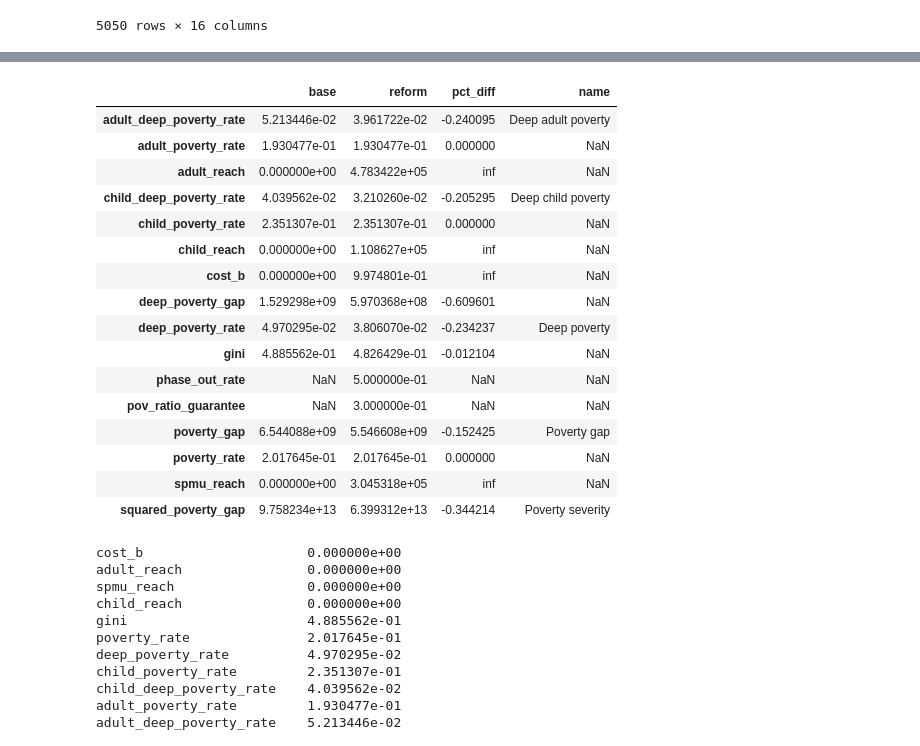
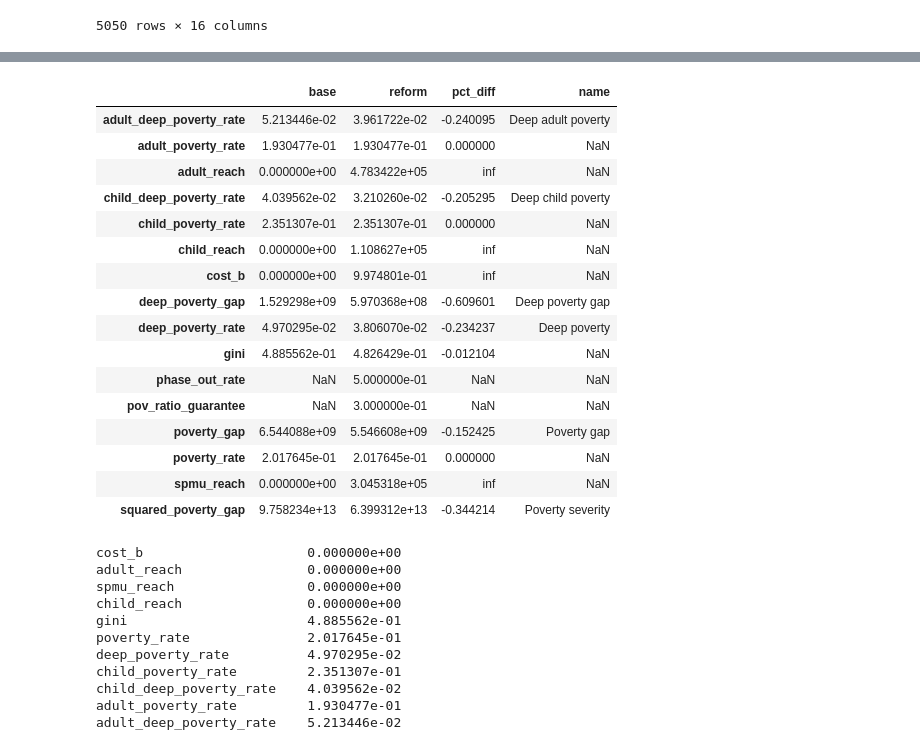
Before and after one commit to UBICenter/yang-nyc, a Jupyter notebook: analysis.ipynb, the cells around one changed output, grey strips where cells are left out. Cells and saved outputs as stored; diff of their text form; code cells hidden in the pictures.

```diff
--- a/analysis.ipynb
+++ b/analysis.ipynb
@@ -202,6 +202,7 @@ policies = pd.concat([policies,
     axis=1)
 # Takes ~5min to run.
 policies.to_csv("data/policies.csv", index=False)
+policies["phase_out_rate_pct"] = (policies.phase_out_rate * 100).astype(int).astype(str) + "%"
 policies
 # %% [output]
 |  | pov_ratio_guarantee | phase_out_rate | cost_b | adult_reach | spmu_reach | child_reach | gini | ... |
@@ -222,0 +221,15 @@ format_fig(fig)
+# %%
+LABELS = {
+    "deep_poverty_rate": "Deep poverty rate",
+    "adult_deep_poverty_rate": "Deep adult poverty rate",
+    "child_deep_poverty_rate": "Deep child poverty rate",
+    "poverty_gap": "Poverty gap",
+    "squared_poverty_gap": "Poverty severity",
+    "deep_poverty_gap": "Deep poverty gap",
+    "pov_ratio_guarantee": "Maximum benefit as a share of SPM poverty threshold",
+    "phase_out_rate": "Benefit phase-out rate with respect to SPM resources",
+    "phase_out_rate_pct": "Benefit phase-out rate with respect to SPM resources",
+    "constraint": "Constraint",
+    "cost_b": "Cost ($B)",
+    "adult_reach": "Adult recipients",
+}
@@ -269,31 +330,25 @@ cost_reach_curve
 # %%
 opt = policies[(policies.pov_ratio_guarantee == RATIO) & (policies.phase_out_rate == PS)]
 base = policy(0, 0)
 comp = pd.DataFrame({"base": base, "reform": opt.iloc[0]})
 
 def pct_diff(base, reform):
     return (reform - base) / base
 
 comp["pct_diff"] = pct_diff(comp.base, comp.reform)
-LABELS = {
-    "deep_poverty_rate": "Deep poverty",
-    "adult_deep_poverty_rate": "Deep adult poverty",
-    "child_deep_poverty_rate": "Deep child poverty",
-    "poverty_gap": "Poverty gap",
-    "squared_poverty_gap": "Poverty severity",
-}
+comp["yearly"]
 comp["name"] = comp.index.map(LABELS)
 comp
 # %% [output]
 |  | base | reform | pct_diff | name |
 | adult_deep_poverty_rate | 5.213446e-02 | 3.961722e-02 | -0.240095 | Deep adult poverty |
 | adult_poverty_rate | 1.930477e-01 | 1.930477e-01 | 0.000000 | NaN |
 | adult_reach | 0.000000e+00 | 4.783422e+05 | inf | NaN |
 | child_deep_poverty_rate | 4.039562e-02 | 3.210260e-02 | -0.205295 | Deep child poverty |
 | child_poverty_rate | 2.351307e-01 | 2.351307e-01 | 0.000000 | NaN |
 | child_reach | 0.000000e+00 | 1.108627e+05 | inf | NaN |
 | cost_b | 0.000000e+00 | 9.974801e-01 | inf | NaN |
-| deep_poverty_gap | 1.529298e+09 | 5.970368e+08 | -0.609601 | NaN |
+| deep_poverty_gap | 1.529298e+09 | 5.970368e+08 | -0.609601 | Deep poverty gap |
 | deep_poverty_rate | 4.970295e-02 | 3.806070e-02 | -0.234237 | Deep poverty |
 | gini | 4.885562e-01 | 4.826429e-01 | -0.012104 | NaN |
 | phase_out_rate | NaN | 5.000000e-01 | NaN | NaN |
```
Also changed, not shown: parts of 10 cells of this notebook.
